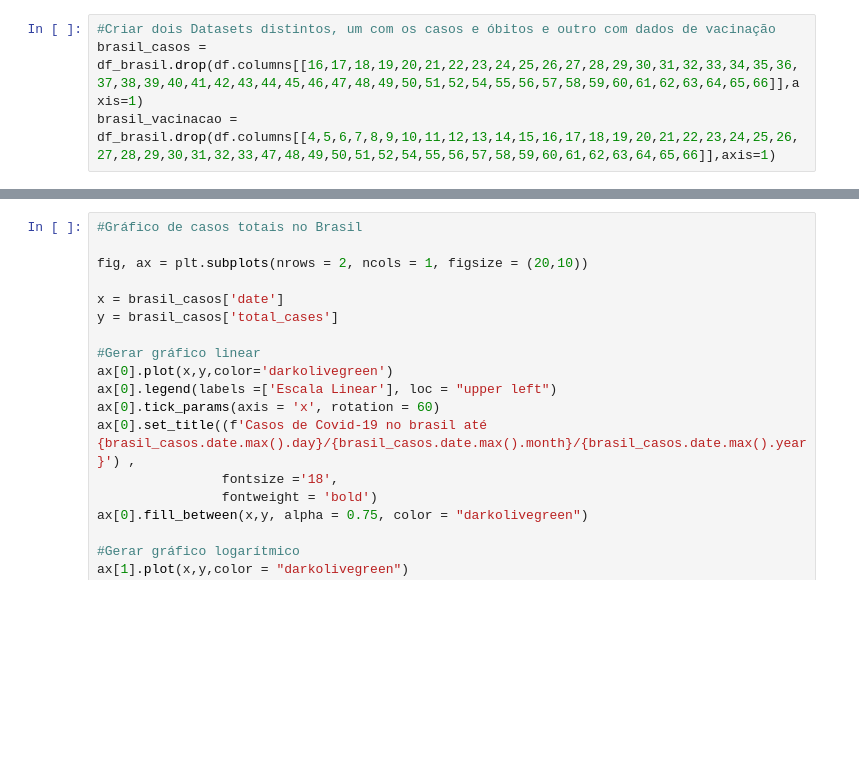
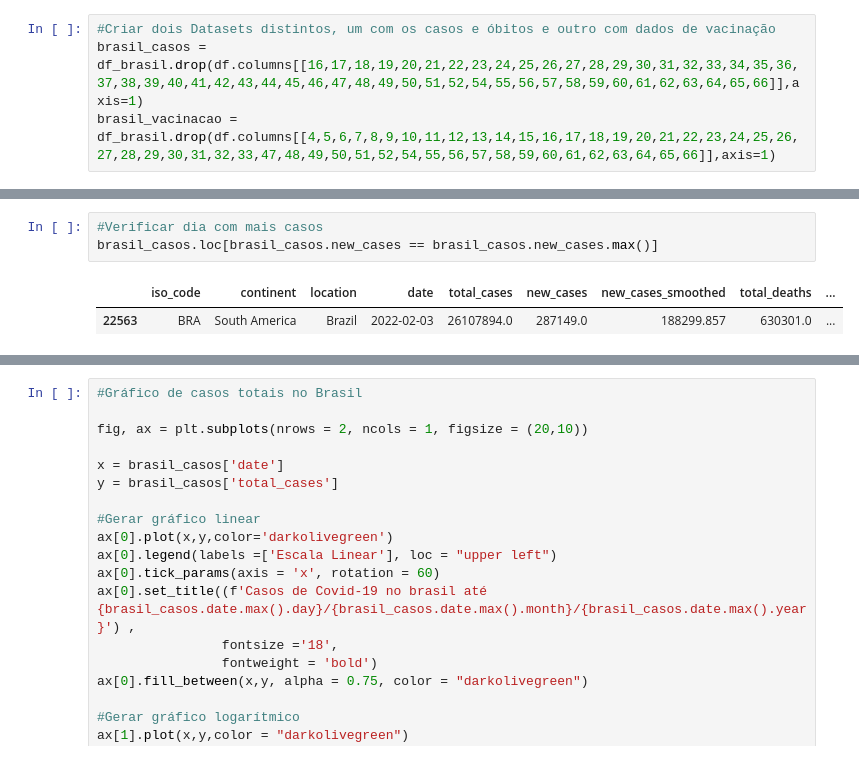
Before and after one commit to GuilhermeCarv/Panorama-do-COVID-19-no-mundo-e-no-Brasil, a Jupyter notebook: Panorama_do_COVID_19_no_mundo_e_no_Brasil.ipynb, the cells around one changed output, grey strips where cells are left out. Cells and saved outputs as stored; diff of their text form; blank space fills up the shorter version.

```diff
--- a/Panorama_do_COVID_19_no_mundo_e_no_Brasil.ipynb
+++ b/Panorama_do_COVID_19_no_mundo_e_no_Brasil.ipynb
@@ -556,0 +592,6 @@ Name: date, Length: 732, dtype: timedelta64[ns]
+# %%
+#Verificar dia com mais casos
+brasil_casos.loc[brasil_casos.new_cases == brasil_casos.new_cases.max()]
+# %% [output]
+|  | iso_code | continent | location | date | total_cases | new_cases | new_cases_smoothed | total_deaths | ... |
+| 22563 | BRA | South America | Brazil | 2022-02-03 | 26107894.0 | 287149.0 | 188299.857 | 630301.0 | ... |
```
Also changed, not shown: parts of 30 cells of this notebook.
